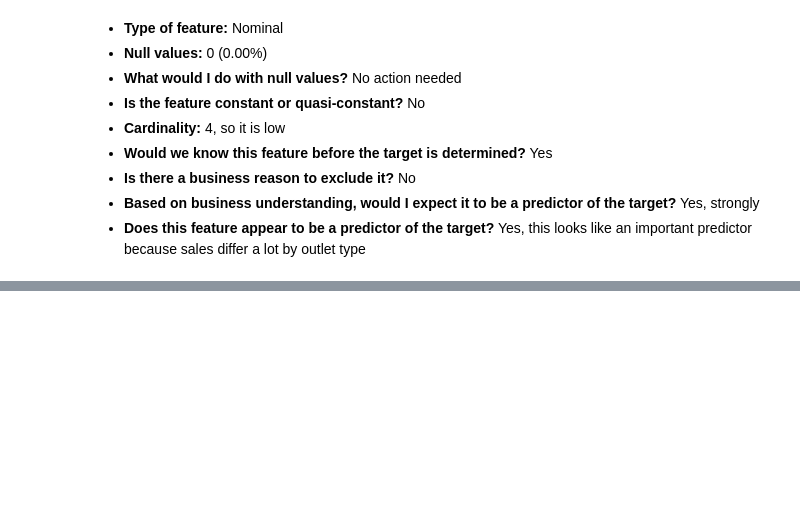
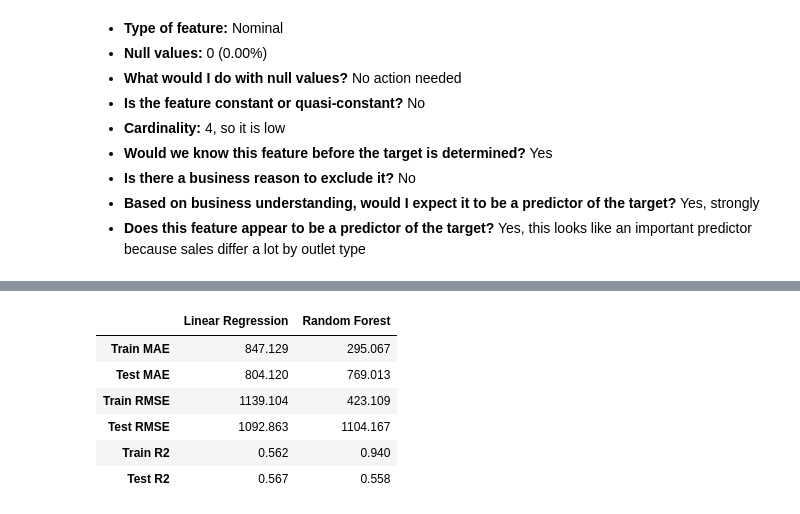
Before and after one commit to WalidAlsafadi/Prediction-of-Product-Sales, a Jupyter notebook: notebook.ipynb, the cells around one changed output, grey strips where cells are left out. Cells and saved outputs as stored; diff of their text form; code cells hidden in the pictures; blank space fills up the shorter version.

```diff
--- a/notebook.ipynb
+++ b/notebook.ipynb
@@ -765,0 +814,7 @@ After inspecting all features, the main missing-value problems are in `Item_Weig
+# %%
+X_train, X_test, y_train, y_test = train_test_split(X, y, test_size=0.25, random_state=42)
+
+print("Training features shape:", X_train.shape)
+print("Testing features shape:", X_test.shape)
+print("Training target shape:", y_train.shape)
+print("Testing target shape:", y_test.shape)
@@ -765,0 +897,26 @@ After inspecting all features, the main missing-value problems are in `Item_Weig
+# %%
+def evaluate_regression(model, X_train, X_test, y_train, y_test):
+    pipe = Pipeline(steps=[
+        ("preprocessor", preprocessor),
+        ("model", model)
+    ])
+
+    pipe.fit(X_train, y_train)
+    train_preds = pipe.predict(X_train)
+    test_preds = pipe.predict(X_test)
+
+    results = {
+        "Train MAE": mean_absolute_error(y_train, train_preds),
+        "Test MAE": mean_absolute_error(y_test, test_preds),
+        "Train RMSE": np.sqrt(mean_squared_error(y_train, train_preds)),
+        "Test RMSE": np.sqrt(mean_squared_error(y_test, test_preds)),
+        "Train R2": r2_score(y_train, train_preds),
+        "Test R2": r2_score(y_test, test_preds)
+    }
+
+    return pipe, pd.Series(results).round(3)
+# %%
+linreg_model, linreg_results = evaluate_regression(
+    LinearRegression(), X_train, X_test, y_train, y_test
+)
+linreg_results
@@ -765,0 +931,6 @@ After inspecting all features, the main missing-value problems are in `Item_Weig
+# %%
+rf_model, rf_results = evaluate_regression(
+RandomForestRegressor(random_state=42, n_estimators=200, n_jobs=-1),
+    X_train, X_test, y_train, y_test
+)
+rf_results
@@ -765,0 +945,14 @@ After inspecting all features, the main missing-value problems are in `Item_Weig
+# %%
+model_comparison = pd.DataFrame({
+    "Linear Regression": linreg_results,
+    "Random Forest": rf_results
+})
+model_comparison
+# %% [output]
+|  | Linear Regression | Random Forest |
+| Train MAE | 847.129 | 295.067 |
+| Test MAE | 804.120 | 769.013 |
+| Train RMSE | 1139.104 | 423.109 |
+| Test RMSE | 1092.863 | 1104.167 |
+| Train R2 | 0.562 | 0.940 |
+| Test R2 | 0.567 | 0.558 |
```
Also changed, not shown: parts of 16 cells of this notebook.
